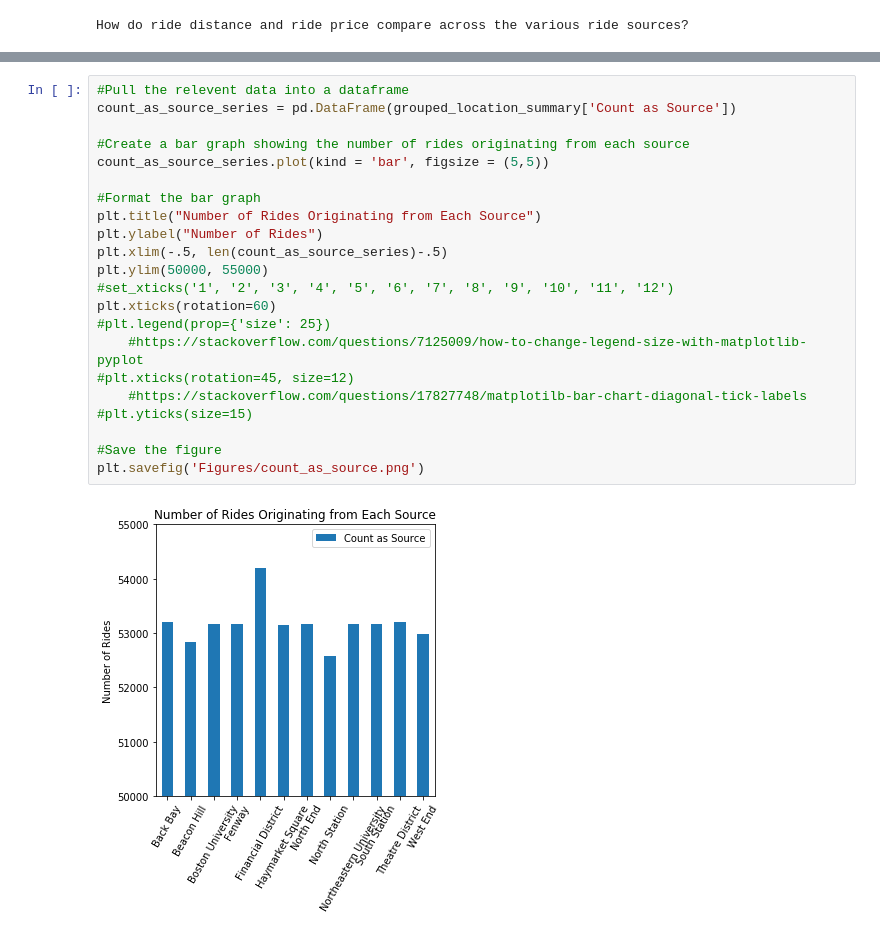
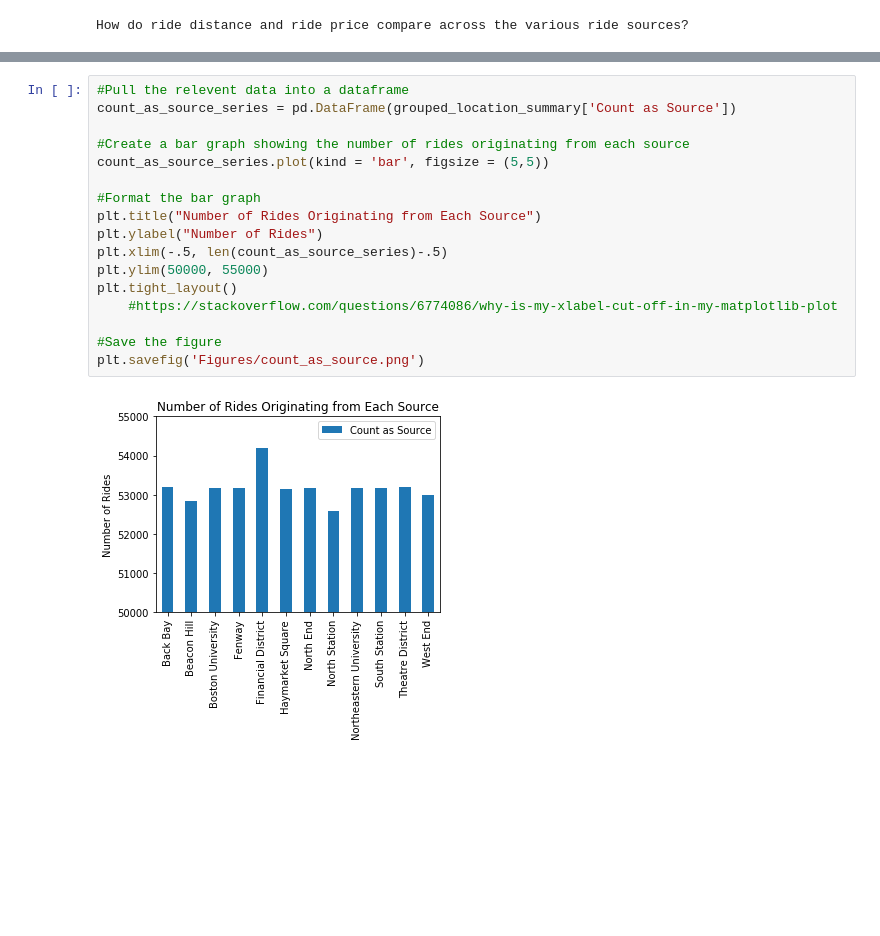
Before and after one commit to blhawkins/theBostonLagers, a Jupyter notebook: Benji's Analysis.ipynb, the cells around one changed output, grey strips where cells are left out. Drawn from its saved outputs; the diff is of its cells as text; blank space fills up the shorter version.

```diff
--- a/Benji's Analysis.ipynb
+++ b/Benji's Analysis.ipynb
@@ -102,27 +102,22 @@ grouped_location_summary
 # %%
 #Pull the relevent data into a dataframe
 count_as_source_series = pd.DataFrame(grouped_location_summary['Count as Source'])
 
 #Create a bar graph showing the number of rides originating from each source
 count_as_source_series.plot(kind = 'bar', figsize = (5,5))
 
 #Format the bar graph
 plt.title("Number of Rides Originating from Each Source")
 plt.ylabel("Number of Rides")
 plt.xlim(-.5, len(count_as_source_series)-.5)
 plt.ylim(50000, 55000)
-#set_xticks('1', '2', '3', '4', '5', '6', '7', '8', '9', '10', '11', '12')
-plt.xticks(rotation=60)
-#plt.legend(prop={'size': 25})
-    #https://stackoverflow.com/questions/7125009/how-to-change-legend-size-with-matplotlib-pyplot
-#plt.xticks(rotation=45, size=12)
-    #https://stackoverflow.com/questions/17827748/matplotilb-bar-chart-diagonal-tick-labels
-#plt.yticks(size=15)
+plt.tight_layout()
+    #https://stackoverflow.com/questions/6774086/why-is-my-xlabel-cut-off-in-my-matplotlib-plot
 
 #Save the figure
 plt.savefig('Figures/count_as_source.png')
 # %% [output]
-[figure, old version]
+[figure, new version]
 # %%
 #Pull the relevent data into a dataframe
 price_as_source_series = pd.DataFrame(grouped_location_summary['Average Price as Source'])
```
Also changed, not shown: parts of 6 cells of this notebook, 8 other files.
